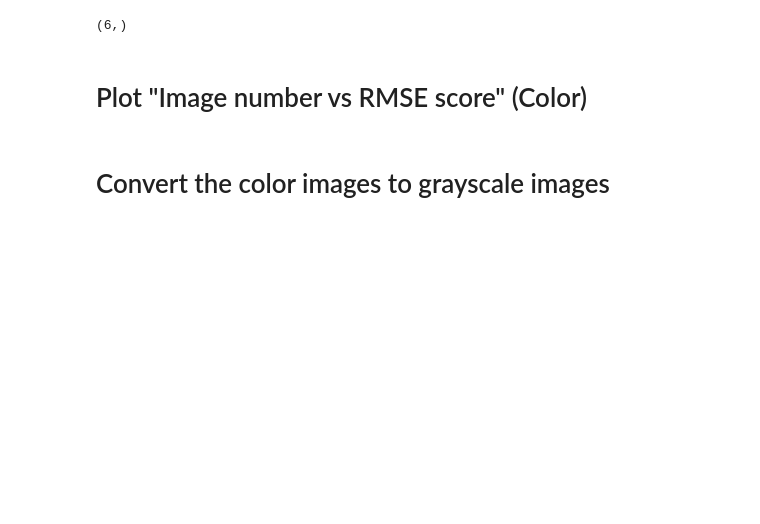
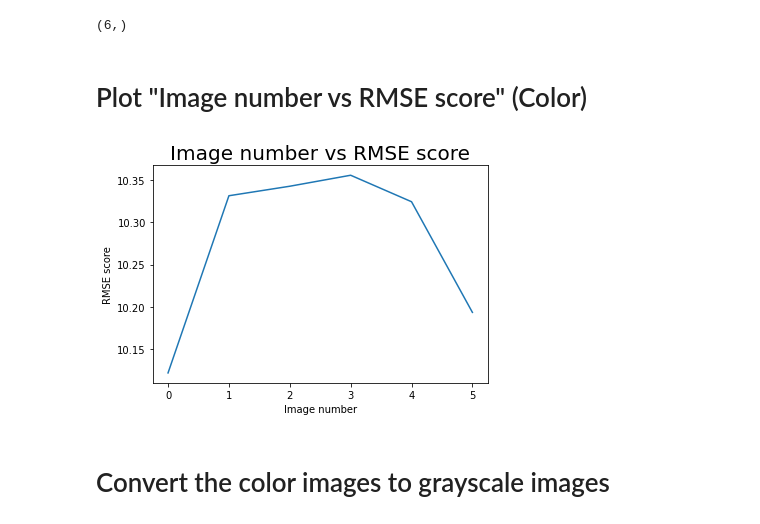
Before and after one commit to rad-mit/CS5102-Digital-Image-Processing-Project, a Jupyter notebook: DIP_Assignment_1.ipynb, the cells around one changed output. Saved outputs shown, nothing was run; the diff lists cells and outputs as text; code cells hidden in the pictures; blank space fills up the shorter version.

Commit message:
Grayscaling and its RMSE

```diff
--- a/DIP_Assignment_1.ipynb
+++ b/DIP_Assignment_1.ipynb
@@ -62,10 +65,12 @@ print(color_image_rmse.shape)
 # Plot "Image number vs RMSE score" (Color)
 # %%
 #  Plot the values in the graph with the indexed images in the X-axis and RMSE score in the Y-axis.
-#plt.title("Image number vs RMSE score", fontsize=20)
-#plt.xlabel("Image number")
-#plt.ylabel("RMSE score")
-#plt.plot(rgb_image_rmse_score)
-#plt.show()
+plt.title("Image number vs RMSE score", fontsize=20)
+plt.xlabel("Image number")
+plt.ylabel("RMSE score")
+plt.plot(color_image_rmse)
+plt.show()
+# %% [output]
+[figure, added]
 # %% [markdown]
 # Convert the color images to grayscale images
```
Also changed, not shown: parts of 4 cells of this notebook.
